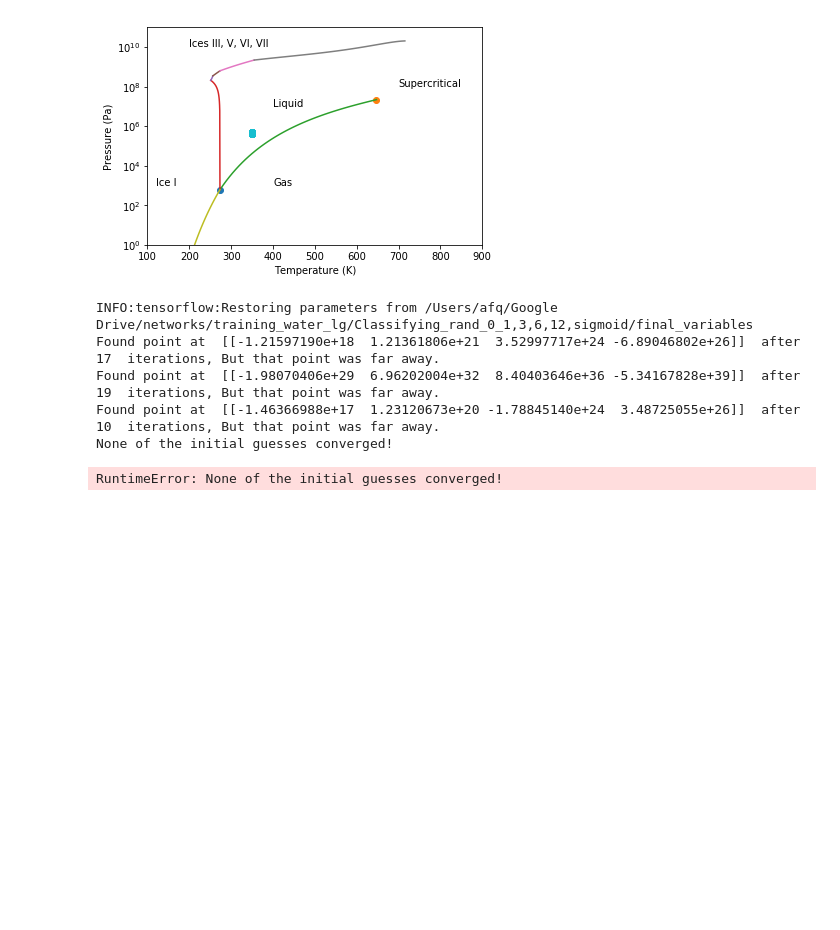
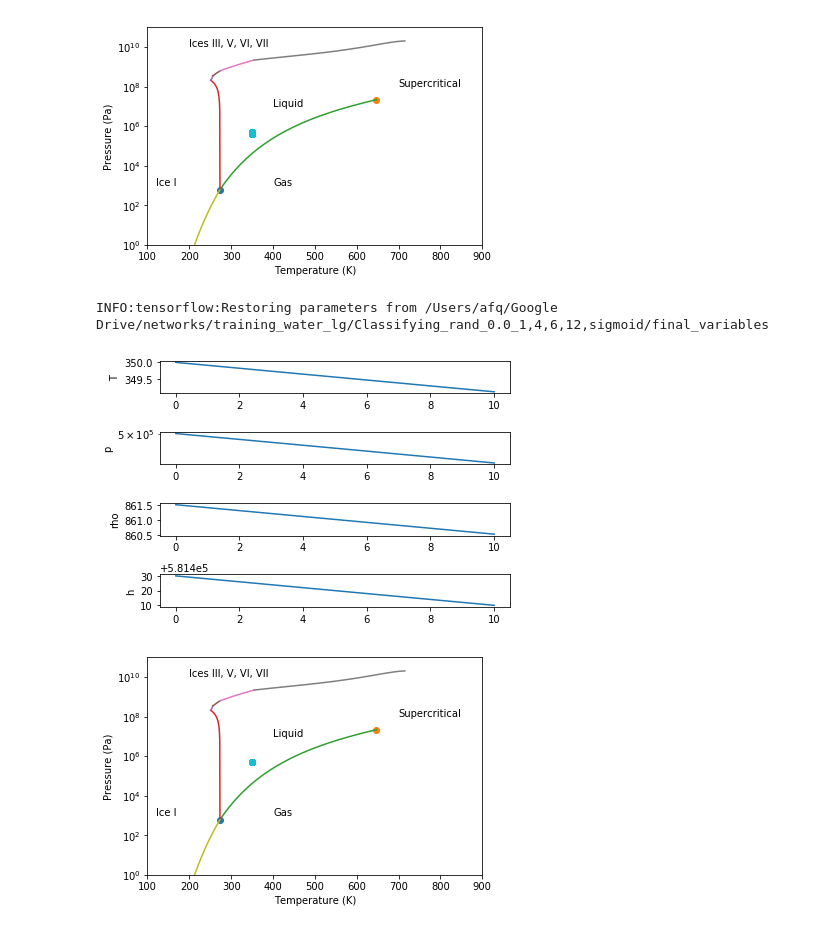
Before and after one commit to afqueiruga/LatentPrimaries, a Jupyter notebook: 9_debugging_one_run.ipynb, the cells around one changed output. Drawn from its saved outputs; the diff is of its cells as text; code cells hidden in the pictures; blank space fills up the shorter version.

```diff
--- a/9_debugging_one_run.ipynb
+++ b/9_debugging_one_run.ipynb
@@ -253,12 +255,9 @@ Failed to converge at t= 2.3299999999999943  |Dq| was  0.006220728412619889  aft
 [figure]
 [figure]
 # %%
-curry_run('Classifying_rand_0_1,3,6,12,sigmoid',
+curry_run('Classifying_rand_0.0_1,4,6,12,sigmoid',
           prob='Transition_L2G_Drain')
 # %% [output]
-INFO:tensorflow:Restoring parameters from /Users/afq/Google Drive/networks/training_water_lg/Classifying_rand_0_1,3,6,12,sigmoid/final_variables
-Found point at  [[-1.21597190e+18  1.21361806e+21  3.52997717e+24 -6.89046802e+26]]  after  17  iterations, But that point was far away.
-Found point at  [[-1.98070406e+29  6.96202004e+32  8.40403646e+36 -5.34167828e+39]]  after  19  iterations, But that point was far away.
-Found point at  [[-1.46366988e+17  1.23120673e+20 -1.78845140e+24  3.48725055e+26]]  after  10  iterations, But that point was far away.
-None of the initial guesses converged!
+INFO:tensorflow:Restoring parameters from /Users/afq/Google Drive/networks/training_water_lg/Classifying_rand_0.0_1,4,6,12,sigmoid/final_variables
-RuntimeError: None of the initial guesses converged!
+[figure, added]
+[figure, added]
```
Also changed, not shown: parts of 4 cells of this notebook, 1 other file.
